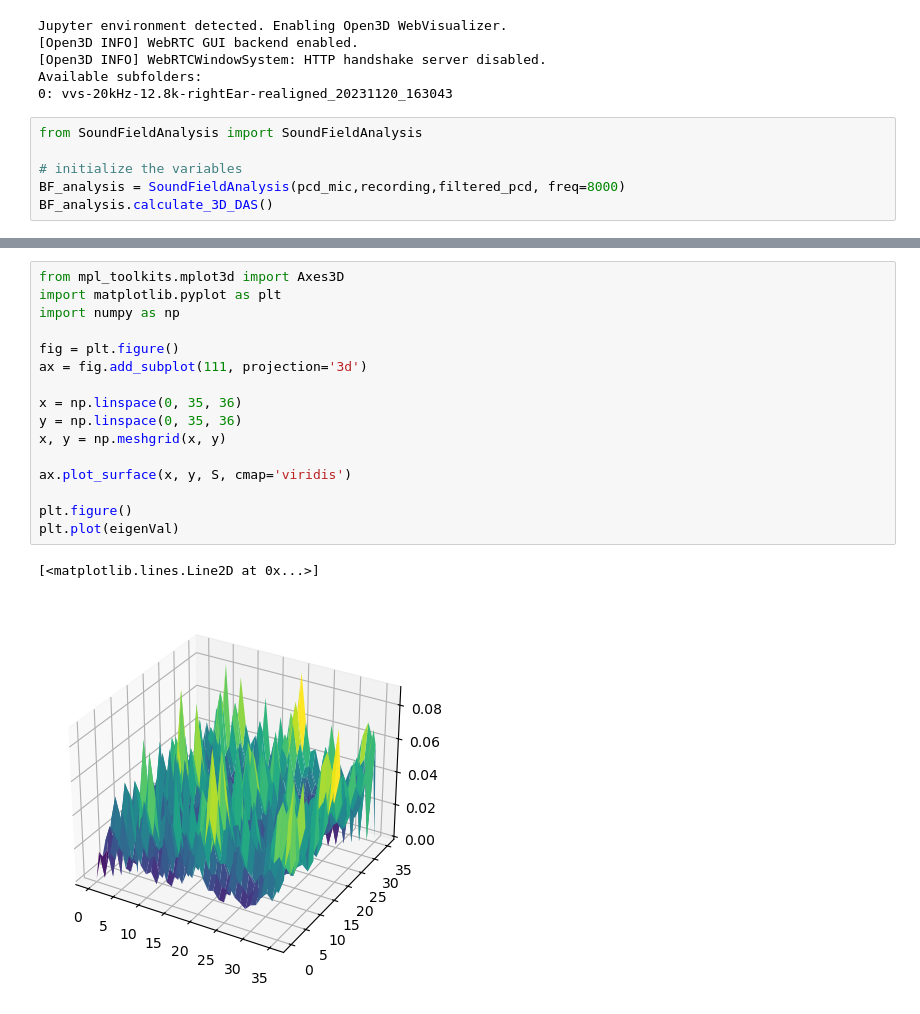
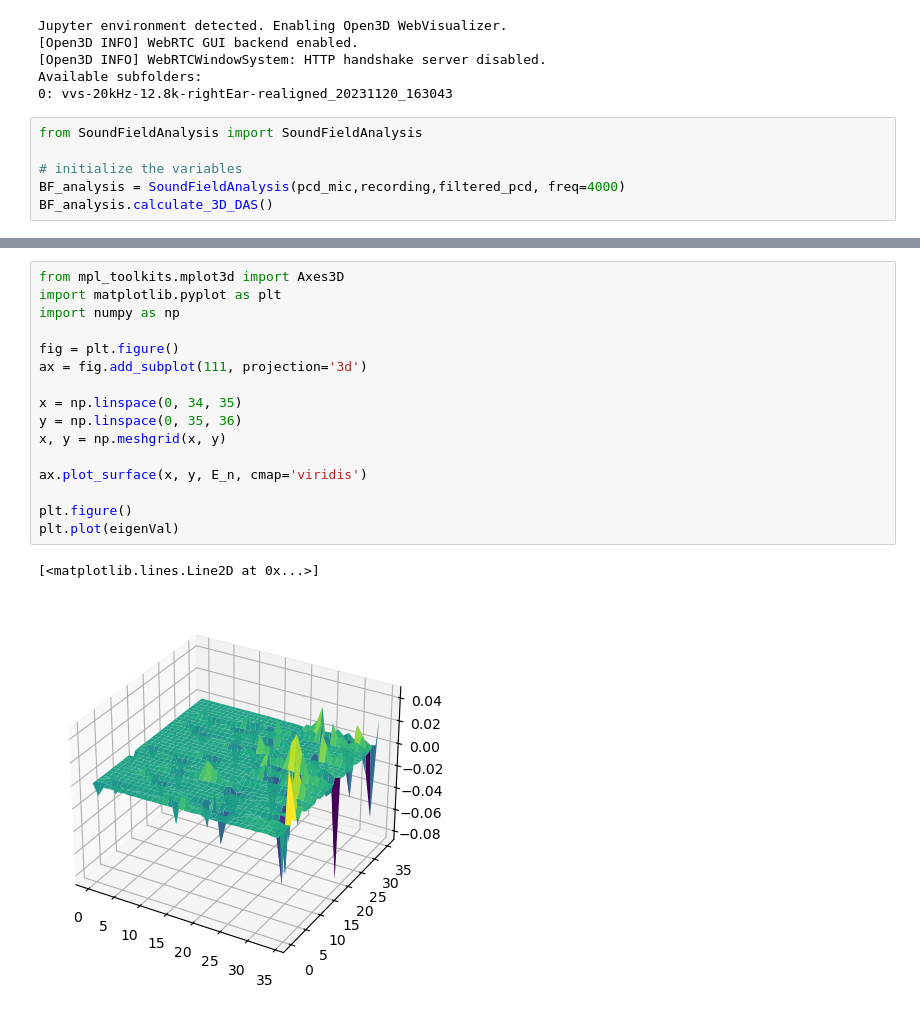
Before and after one commit to 1ieng2en/3d_beamforming, a Jupyter notebook: 3dbf.ipynb, the cells around one changed output, grey strips where cells are left out. Saved outputs shown, nothing was run; the diff lists cells and outputs as text.

```diff
--- a/3dbf.ipynb
+++ b/3dbf.ipynb
@@ -22,6 +22,6 @@ Available subfolders:
 from SoundFieldAnalysis import SoundFieldAnalysis
 
 # initialize the variables
-BF_analysis = SoundFieldAnalysis(pcd_mic,recording,filtered_pcd, freq=8000)
+BF_analysis = SoundFieldAnalysis(pcd_mic,recording,filtered_pcd, freq=4000)
 BF_analysis.calculate_3D_DAS()
 # %% [output]
@@ -40,19 +42,19 @@ eigenVal, eigenVec = np.linalg.eig(S)
 # %%
 from mpl_toolkits.mplot3d import Axes3D
 import matplotlib.pyplot as plt
 import numpy as np
 
 fig = plt.figure()
 ax = fig.add_subplot(111, projection='3d')
 
-x = np.linspace(0, 35, 36)
+x = np.linspace(0, 34, 35)
 y = np.linspace(0, 35, 36)
 x, y = np.meshgrid(x, y)
 
-ax.plot_surface(x, y, S, cmap='viridis')
+ax.plot_surface(x, y, E_n, cmap='viridis')
 
 plt.figure()
 plt.plot(eigenVal)
 # %% [output]
 [<matplotlib.lines.Line2D at 0x...>]
-[figure, old version]
+[figure, new version]
```
Also changed, not shown: parts of 10 cells of this notebook, 2 other files.
